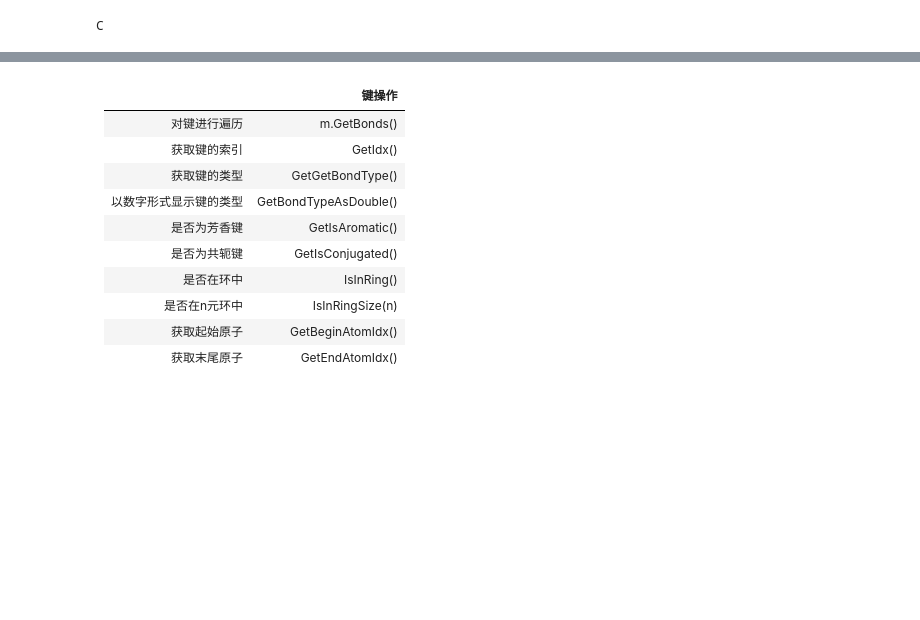
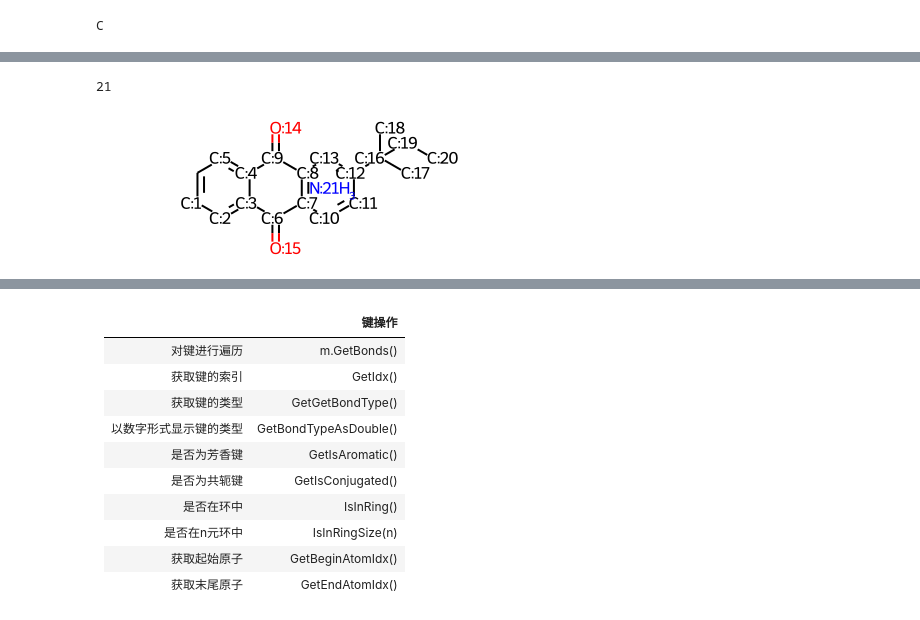
Before and after one commit to PuYuQian/rdkit_tutorial, a Jupyter notebook: rdkit_tutorial.ipynb, the cells around one changed output, grey strips where cells are left out. Cells and saved outputs as stored; diff of their text form; code cells hidden in the pictures; blank space fills up the shorter version.

```diff
--- a/rdkit_tutorial.ipynb
+++ b/rdkit_tutorial.ipynb
@@ -350,0 +399,15 @@ mol_with_atom_index(mol)
+# %%
+# RWMol类的编辑功能
+m_copy = mol
+mw = Chem.RWMol(m_copy)
+# 添加原子：AddAtom(atom)
+# atom：要添加的原子对象 返回值是新添加原子的索引
+index = mw.AddAtom(Chem.Atom(7))
+print(index)
+m_copy = mw.GetMol()
+for atom in m_copy.GetAtoms():
+    atom.SetAtomMapNum(atom.GetIdx())
+m_copy
+# %% [output]
+21
+[figure, added]
```
Also changed, not shown: parts of 31 cells of this notebook, 2 other files.
